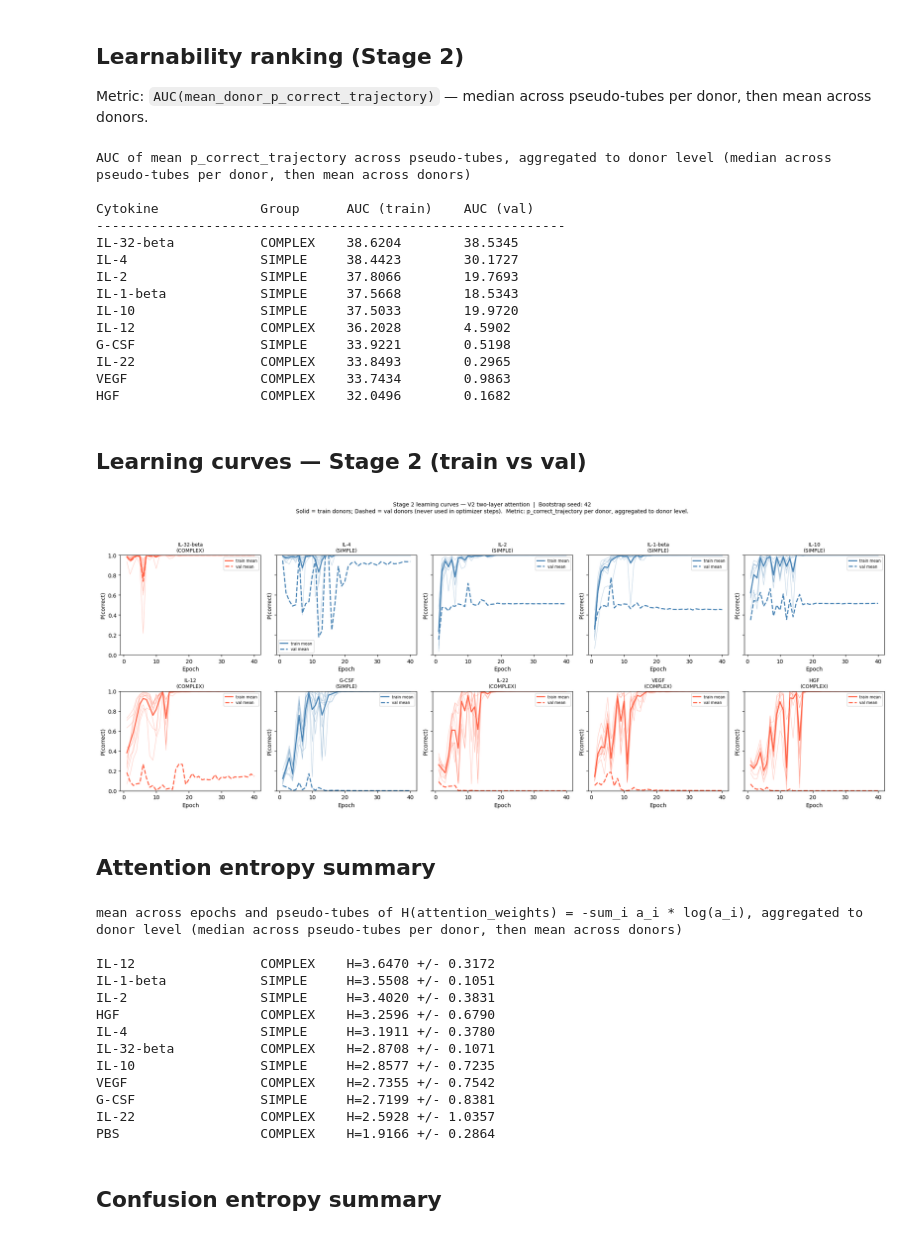
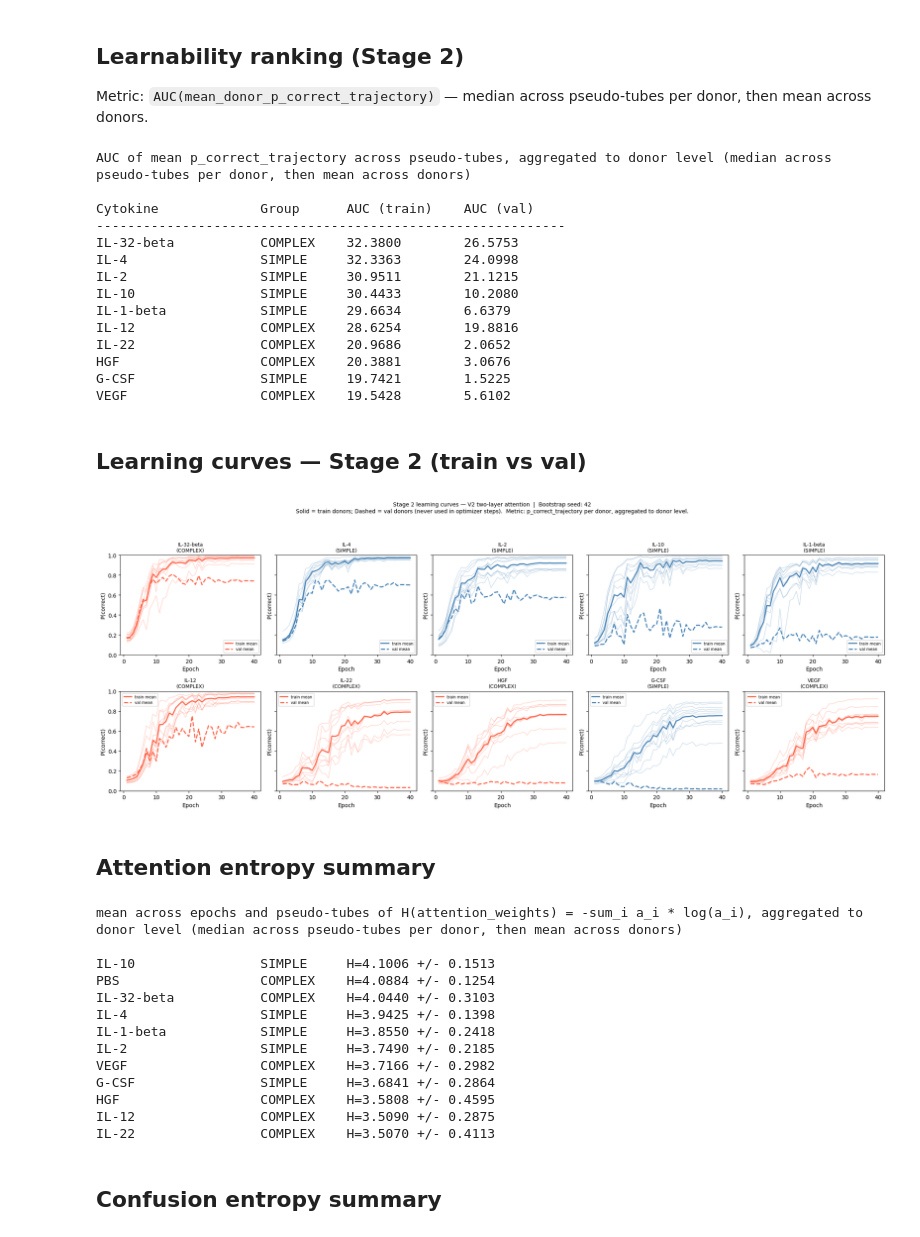
Before and after one commit to Yam-Arieli/cytokine-mil, a Jupyter notebook: notebooks/experiment_v2_two_layer_attention.ipynb, the cells around one changed output. Cells and saved outputs as stored; diff of their text form; code cells hidden in the pictures.

```diff
--- a/notebooks/experiment_v2_two_layer_attention.ipynb
+++ b/notebooks/experiment_v2_two_layer_attention.ipynb
@@ -249,9 +267,12 @@ CytokineABMIL_V2(
+# %%
+cfg["training"]["lr"] = 0.001
+cfg["training"]["stage2_epochs"] = 40
+cfg["training"]["lr_scheduler"] = 'cosine'
 # %%
 dynamics_stage2 = train_mil(
     mil_model,
     train_dataset,
-    # n_epochs=cfg["training"]["stage2_epochs"],
-    n_epochs=40,
+    n_epochs=cfg["training"]["stage2_epochs"],
     lr=cfg["training"]["lr"],
     momentum=cfg["training"]["momentum"],
     lr_scheduler=cfg["training"]["lr_scheduler"],
@@ -260,6 +281,8 @@ dynamics_stage2 = train_mil(
     seed=BOOTSTRAP_SEED,
     verbose=True,
     val_dataset=val_dataset,
+    kl_lambda=cfg["training"]["kl_lambda"],
+    aux_loss_weight=cfg["training"]["aux_loss_weight"],
 )
 
 torch.save(mil_model.state_dict(), f"mil_stage2_v2_bootstrap_{BOOTSTRAP_SEED}.pt")
@@ -325,16 +334,16 @@ AUC of mean p_correct_trajectory across pseudo-tubes, aggregated to donor level
 
 Cytokine             Group      AUC (train)    AUC (val)
 ------------------------------------------------------------
-IL-32-beta           COMPLEX    38.6204        38.5345
-IL-4                 SIMPLE     38.4423        30.1727
-IL-2                 SIMPLE     37.8066        19.7693
-IL-1-beta            SIMPLE     37.5668        18.5343
-IL-10                SIMPLE     37.5033        19.9720
-IL-12                COMPLEX    36.2028        4.5902
-G-CSF                SIMPLE     33.9221        0.5198
-IL-22                COMPLEX    33.8493        0.2965
-VEGF                 COMPLEX    33.7434        0.9863
-HGF                  COMPLEX    32.0496        0.1682
+IL-32-beta           COMPLEX    32.3800        26.5753
+IL-4                 SIMPLE     32.3363        24.0998
+IL-2                 SIMPLE     30.9511        21.1215
+IL-10                SIMPLE     30.4433        10.2080
+IL-1-beta            SIMPLE     29.6634        6.6379
+IL-12                COMPLEX    28.6254        19.8816
+IL-22                COMPLEX    20.9686        2.0652
+HGF                  COMPLEX    20.3881        3.0676
+G-CSF                SIMPLE     19.7421        1.5225
+VEGF                 COMPLEX    19.5428        5.6102
 # %% [markdown]
 ## Learning curves — Stage 2 (train vs val)
 # %%
@@ -345,39 +354,42 @@ epochs = dynamics_stage2["logged_epochs"]
 fig, axes = plt.subplots(2, 5, figsize=(20, 8), sharey=True)
 axes = axes.flatten()
 
-for ax, (cytokine, _auc) in zip(axes, ranking_result["ranking"]):
+_auc_map = dict(ranking_result["ranking"])
+_ordered = [(c, _auc_map[c]) for c in SIMPLE_CYTOKINES + COMPLEX_CYTOKINES if c in _auc_map]
+
+for ax, (cytokine, _auc) in zip(axes, _ordered):
     group = "SIMPLE" if cytokine in SIMPLE_CYTOKINES else "COMPLEX"
     color = GROUP_COLOR[group]
 
     # Train
     if cytokine in donor_traj:
         for _donor, traj in donor_traj[cytokine].items():
             ax.plot(epochs, traj, alpha=0.35, color=color, linewidth=0.8)
         mean_traj = np.mean(list(donor_traj[cytokine].values()), axis=0)
         ax.plot(epochs, mean_traj, color=color, linewidth=2, label="train mean")
 
     # Val
     if cytokine in val_donor_traj:
         val_mean = np.mean(list(val_donor_traj[cytokine].values()), axis=0)
         ax.plot(epochs, val_mean, color=color, linewidth=2, linestyle="--", label="val mean")
 
     ax.set_title(f"{cytokine}\n({group})", fontsize=9)
     ax.set_ylim(0, 1)
     ax.set_xlabel("Epoch")
     ax.set_ylabel("P(correct)")
     ax.legend(fontsize=7)
 
 fig.suptitle(
     f"Stage 2 learning curves — V2 two-layer attention  |  Bootstrap seed: {BOOTSTRAP_SEED}\n"
     "Solid = train donors; Dashed = val donors (never used in optimizer steps)."
     "  Metric: p_correct_trajectory per donor, aggregated to donor level.",
     fontsize=10,
 )
 plt.tight_layout(rect=[0, 0, 1, 0.93])
 plt.savefig(f"learning_curves_v2_bootstrap_{BOOTSTRAP_SEED}.png", dpi=150)
 plt.show()
 # %% [output]
-[figure, old version]
+[figure, new version]
 # %% [markdown]
 ## Attention entropy summary
 # %%
@@ -394,17 +406,17 @@ for cytokine, vals in sorted(
 # %% [output]
 mean across epochs and pseudo-tubes of H(attention_weights) = -sum_i a_i * log(a_i), aggregated to donor level (median across pseudo-tubes per donor, then mean across donors)
 
-IL-12                COMPLEX    H=3.6470 +/- 0.3172
-IL-1-beta            SIMPLE     H=3.5508 +/- 0.1051
-IL-2                 SIMPLE     H=3.4020 +/- 0.3831
-HGF                  COMPLEX    H=3.2596 +/- 0.6790
-IL-4                 SIMPLE     H=3.1911 +/- 0.3780
-IL-32-beta           COMPLEX    H=2.8708 +/- 0.1071
-IL-10                SIMPLE     H=2.8577 +/- 0.7235
-VEGF                 COMPLEX    H=2.7355 +/- 0.7542
-G-CSF                SIMPLE     H=2.7199 +/- 0.8381
-IL-22                COMPLEX    H=2.5928 +/- 1.0357
-PBS                  COMPLEX    H=1.9166 +/- 0.2864
+IL-10                SIMPLE     H=4.1006 +/- 0.1513
+PBS                  COMPLEX    H=4.0884 +/- 0.1254
+IL-32-beta           COMPLEX    H=4.0440 +/- 0.3103
+IL-4                 SIMPLE     H=3.9425 +/- 0.1398
+IL-1-beta            SIMPLE     H=3.8550 +/- 0.2418
+IL-2                 SIMPLE     H=3.7490 +/- 0.2185
+VEGF                 COMPLEX    H=3.7166 +/- 0.2982
+G-CSF                SIMPLE     H=3.6841 +/- 0.2864
+HGF                  COMPLEX    H=3.5808 +/- 0.4595
+IL-12                COMPLEX    H=3.5090 +/- 0.2875
+IL-22                COMPLEX    H=3.5070 +/- 0.4113
 # %% [markdown]
 ## Confusion entropy summary
 # %%
```
Also changed, not shown: parts of 11 cells of this notebook, 5 other files.
